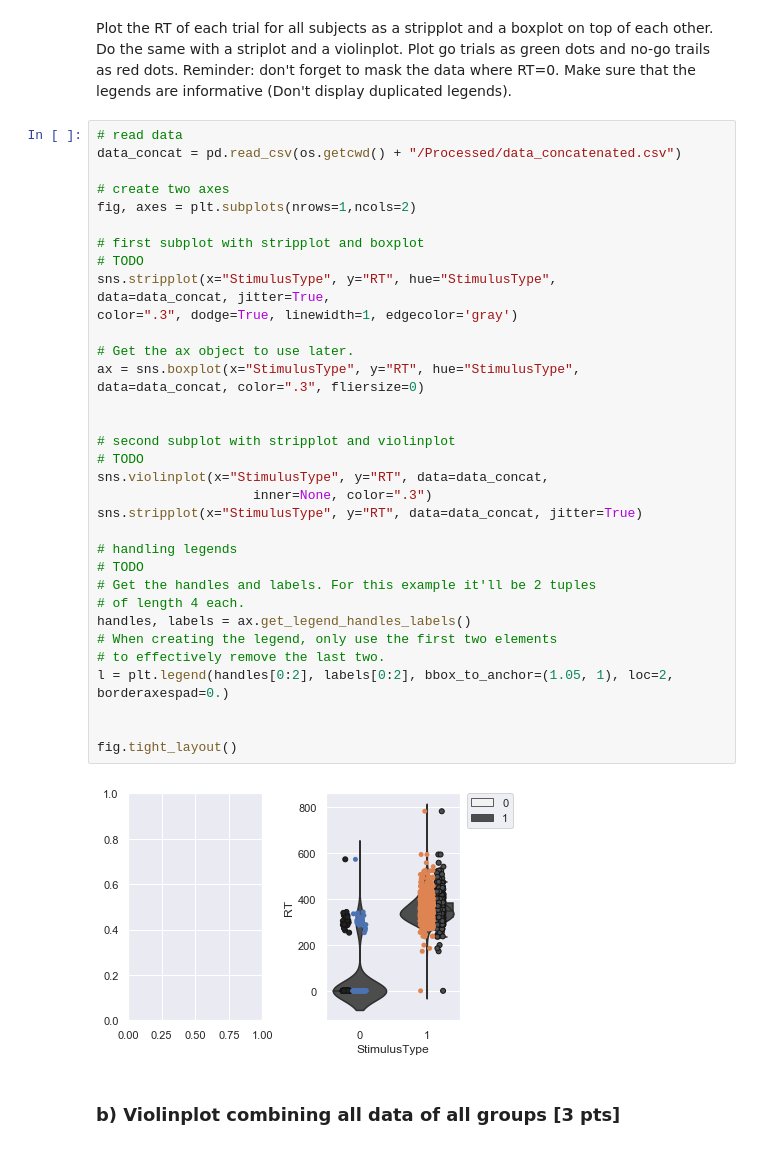
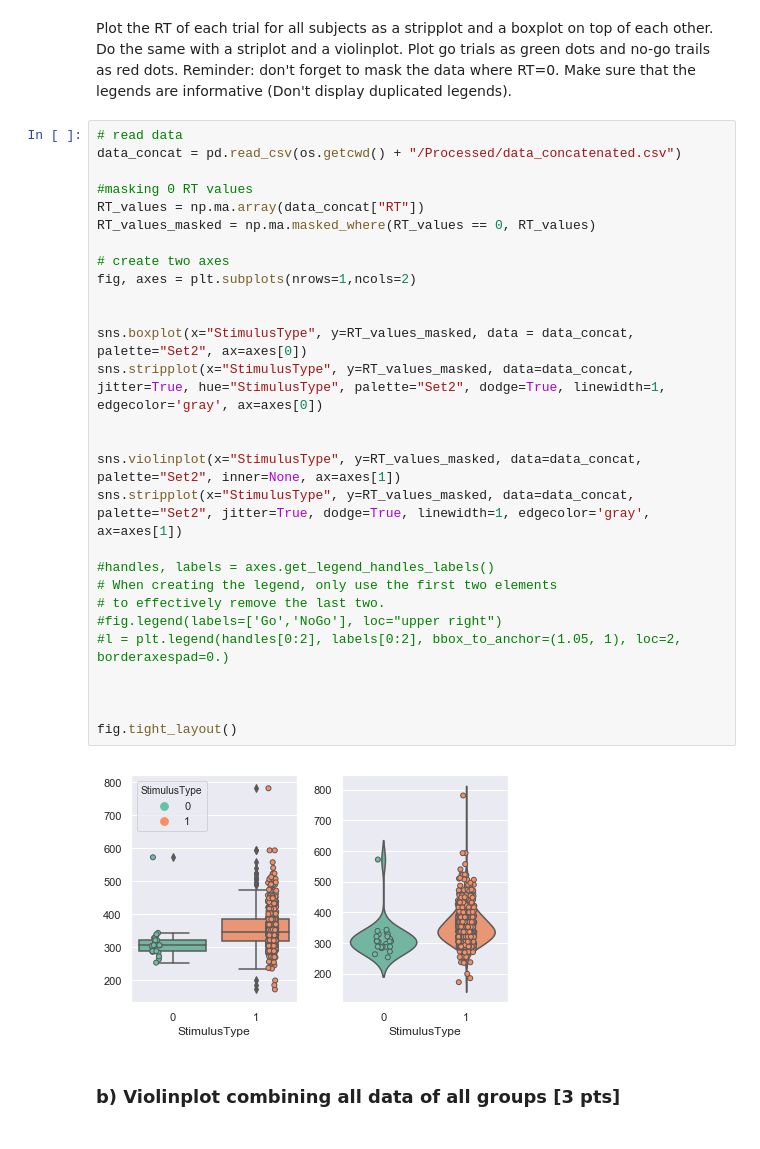
Before and after one commit to NBP-ACC/week-4-acc_8, a Jupyter notebook: sheet02.ipynb, the cells around one changed output. Cells and saved outputs as stored; diff of their text form.

```diff
--- a/sheet02.ipynb
+++ b/sheet02.ipynb
@@ -130,40 +130,33 @@ Plot the RT of each trial for all subjects as a stripplot and a boxplot on top o
 # %%
 # read data
 data_concat = pd.read_csv(os.getcwd() + "/Processed/data_concatenated.csv")
 
+#masking 0 RT values
+RT_values = np.ma.array(data_concat["RT"])
+RT_values_masked = np.ma.masked_where(RT_values == 0, RT_values)
+
 # create two axes
 fig, axes = plt.subplots(nrows=1,ncols=2)
 
-# first subplot with stripplot and boxplot
-# TODO
-sns.stripplot(x="StimulusType", y="RT", hue="StimulusType",
-data=data_concat, jitter=True,
-color=".3", dodge=True, linewidth=1, edgecolor='gray')
 
-# Get the ax object to use later.
-ax = sns.boxplot(x="StimulusType", y="RT", hue="StimulusType",
-data=data_concat, color=".3", fliersize=0)
+sns.boxplot(x="StimulusType", y=RT_values_masked, data = data_concat, palette="Set2", ax=axes[0])
+sns.stripplot(x="StimulusType", y=RT_values_masked, data=data_concat, jitter=True, hue="StimulusType", palette="Set2", dodge=True, linewidth=1, edgecolor='gray', ax=axes[0])
 
 
-# second subplot with stripplot and violinplot
-# TODO
-sns.violinplot(x="StimulusType", y="RT", data=data_concat,
-                    inner=None, color=".3")
-sns.stripplot(x="StimulusType", y="RT", data=data_concat, jitter=True)
+sns.violinplot(x="StimulusType", y=RT_values_masked, data=data_concat, palette="Set2", inner=None, ax=axes[1])
+sns.stripplot(x="StimulusType", y=RT_values_masked, data=data_concat, palette="Set2", jitter=True, dodge=True, linewidth=1, edgecolor='gray', ax=axes[1])
 
-# handling legends
-# TODO
-# Get the handles and labels. For this example it'll be 2 tuples
-# of length 4 each.
-handles, labels = ax.get_legend_handles_labels()
+#handles, labels = axes.get_legend_handles_labels()
 # When creating the legend, only use the first two elements
 # to effectively remove the last two.
-l = plt.legend(handles[0:2], labels[0:2], bbox_to_anchor=(1.05, 1), loc=2, borderaxespad=0.)
+#fig.legend(labels=['Go','NoGo'], loc="upper right")
+#l = plt.legend(handles[0:2], labels[0:2], bbox_to_anchor=(1.05, 1), loc=2, borderaxespad=0.)
+
 
 
 fig.tight_layout()
 # %% [output]
-[figure, old version]
+[figure, new version]
 # %% [markdown]
 ### b) Violinplot combining all data of all groups [3 pts]
 # %% [markdown]
```
